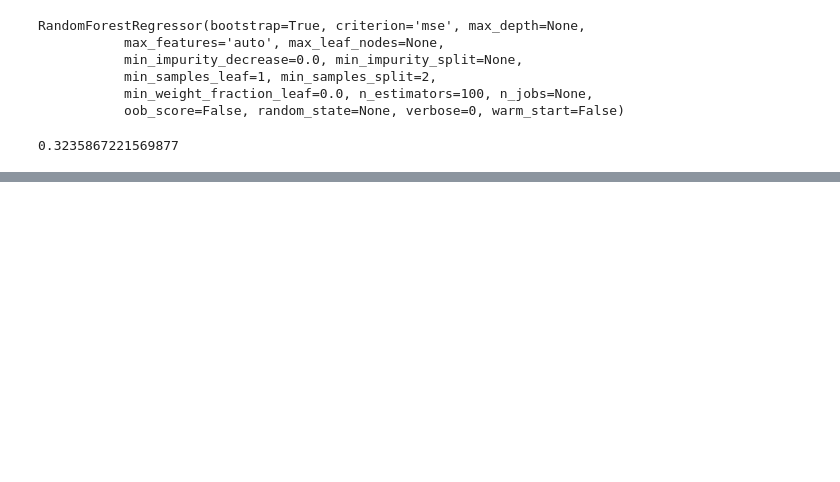
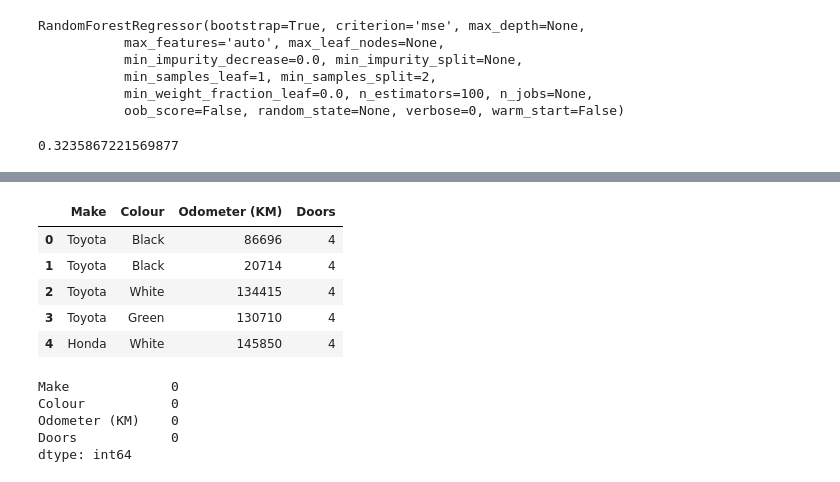
Before and after one commit to hadiuzzaman524/Machine-Learning, a Jupyter notebook: data preprocessing.ipynb, the cells around one changed output, grey strips where cells are left out. Cells and saved outputs as stored; diff of their text form; code cells hidden in the pictures; blank space fills up the shorter version.

```diff
--- a/data preprocessing.ipynb
+++ b/data preprocessing.ipynb
@@ -151,0 +299,7 @@ dummies.head()
+# %%
+x=car_sales_missing.drop('Price',axis=1)
+y=car_sales_missing['Price']
+
+from sklearn.model_selection import train_test_split
+
+x_train,x_test,y_train,y_test=train_test_split(x,y,test_size=.2)
@@ -151,0 +352,17 @@ dummies.head()
+# %%
+categorical_fet=['Make','Colour']
+number_fet=['Odometer (KM)']
+door_fet=['Doors']
+
+categorical_imputer=SimpleImputer(strategy='constant',fill_value='Missing')
+number_imputer=SimpleImputer(strategy='mean')
+door_imputer=SimpleImputer(strategy='most_frequent')
+
+transformer=ColumnTransformer([
+    ('categorical_imputer',categorical_imputer,categorical_fet),
+    ('number_imputer',number_imputer,number_fet),
+    ('door_imputer',door_imputer,door_fet)
+])
+# %%
+tra_x_train=transformer.fit_transform(x_train)
+tra_x_train
@@ -151,0 +377,19 @@ dummies.head()
+# %%
+transform_x_train=pd.DataFrame(tra_x_train, columns=['Make','Colour','Odometer (KM)','Doors'])
+# %%
+transform_x_train.head()
+# %% [output]
+|  | Make | Colour | Odometer (KM) | Doors |
+| 0 | Toyota | Black | 86696 | 4 |
+| 1 | Toyota | Black | 20714 | 4 |
+| 2 | Toyota | White | 134415 | 4 |
+| 3 | Toyota | Green | 130710 | 4 |
+| 4 | Honda | White | 145850 | 4 |
+# %%
+transform_x_train.isna().sum()
+# %% [output]
+Make             0
+Colour           0
+Odometer (KM)    0
+Doors            0
+dtype: int64
```
Also changed, not shown: parts of 33 cells of this notebook, 3 other files.
